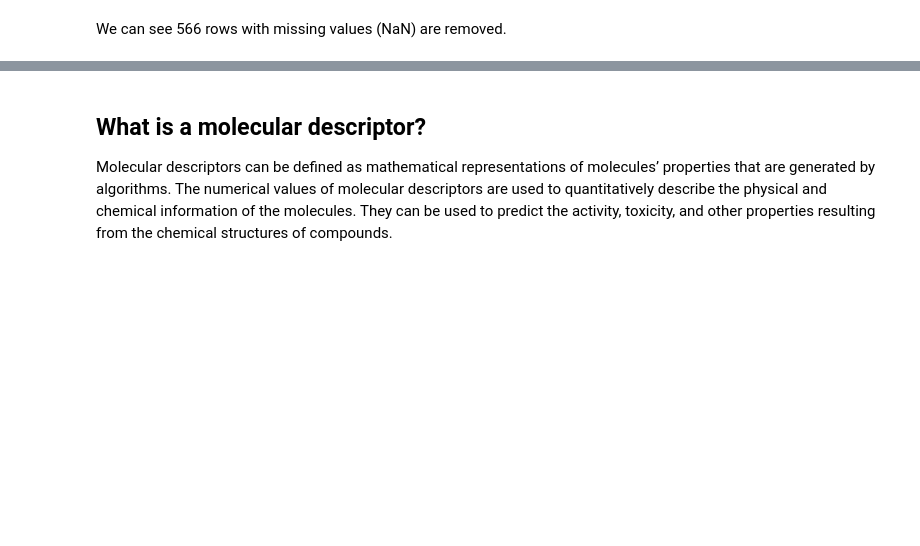
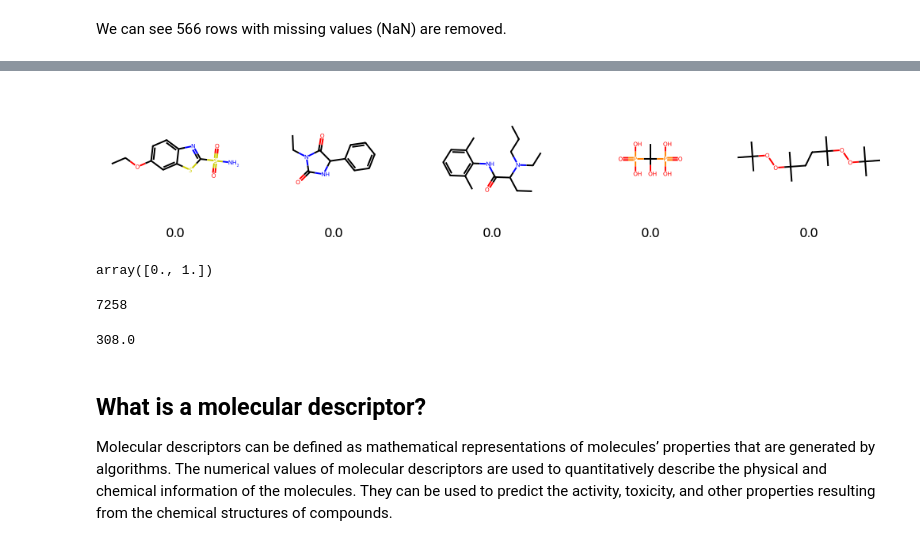
Before and after one commit to udel-cbcb/NIGMS-Sandbox-UD, a Jupyter notebook: Submodule_4/Tutorials/Submodule_4_Tutorial_3_Predict_Drug_Activity_for_Androgen_Receptor.ipynb, the cells around one changed output, grey strips where cells are left out. Saved outputs shown, nothing was run; the diff lists cells and outputs as text; code cells hidden in the pictures; blank space fills up the shorter version.

```diff
--- a/Submodule_4/Tutorials/Submodule_4_Tutorial_3_Predict_Drug_Activity_for_Androgen_Receptor.ipynb
+++ b/Submodule_4/Tutorials/Submodule_4_Tutorial_3_Predict_Drug_Activity_for_Androgen_Receptor.ipynb
@@ -138,6 +225,29 @@ display(
+# %%
+# Display a grid image of molecules from a Pandas DataFrame where the 'NR-AR' column is equal to 0.
+display(
+    PandasTools.FrameToGridImage(
+        # Filter the DataFrame 'df' to include only rows where the 'NR-AR' column is 0.
+        df[df["NR-AR"] == 0].head(5),
+        # Specify that the 'NR-AR' column should be used for legends in the grid image.
+        legendsCol="NR-AR",
+        # Set the number of molecules to display per row in the grid to 5.
+        molsPerRow=5
+    )
+)
+# %% [output]
+[figure, added]
+# %%
+# Get the unique values from the 'NR-AR' column of the DataFrame 'df'. This effectively counts the number of distinct elements in that column.
+df["NR-AR"].unique()
+# %% [output]
+array([0., 1.])
 # %%
-# Count number of distinct elements in 'NR-AR' column
-df["NR-AR"].unique()
+# Counts the number of non-missing values in the 'NR-AR' column of the DataFrame 'df'.
+df["NR-AR"].count()
+# %% [output]
+7258
 # %%
-# Count the total number of elements in 'NR-AR' column
-df["NR-AR"].count()
+# Calculate and return the sum of the values in the 'NR-AR' column of the DataFrame 'df'.
+df["NR-AR"].sum()
+# %% [output]
+308.0
```
Also changed, not shown: parts of 53 cells of this notebook, 2 other files.
